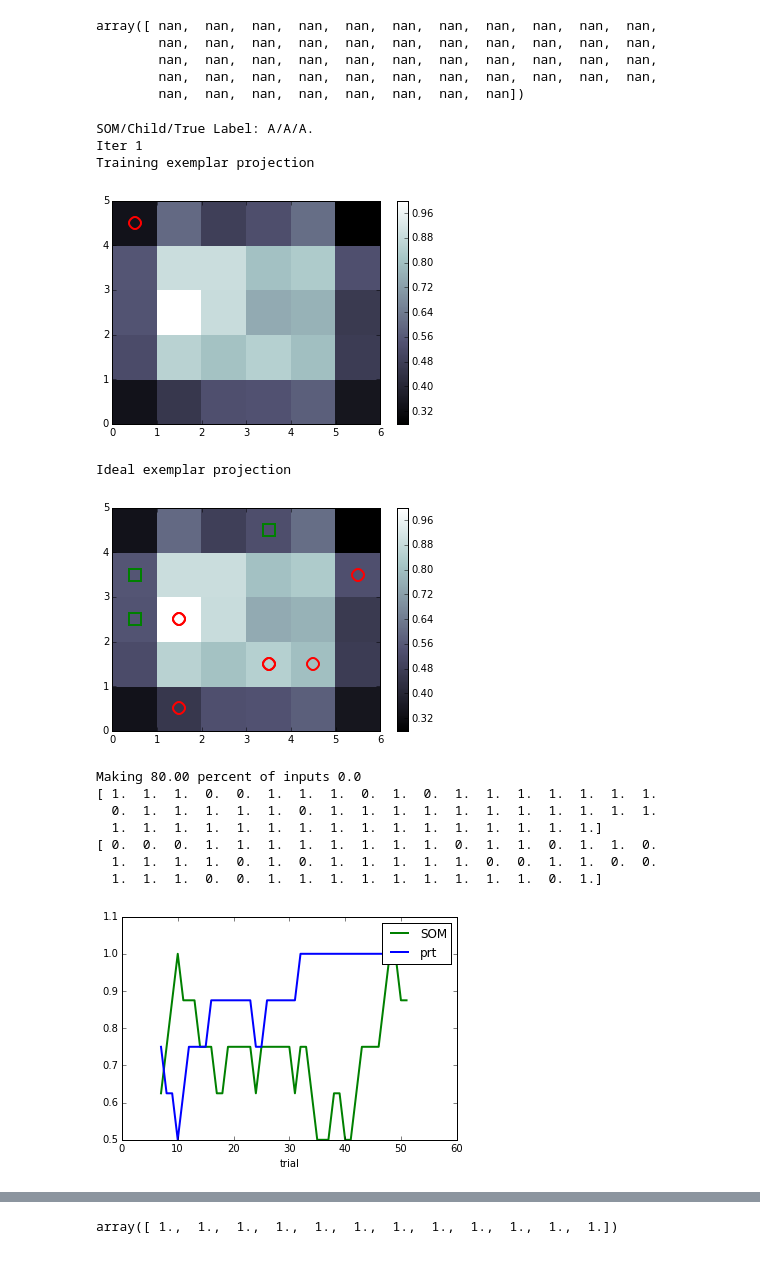
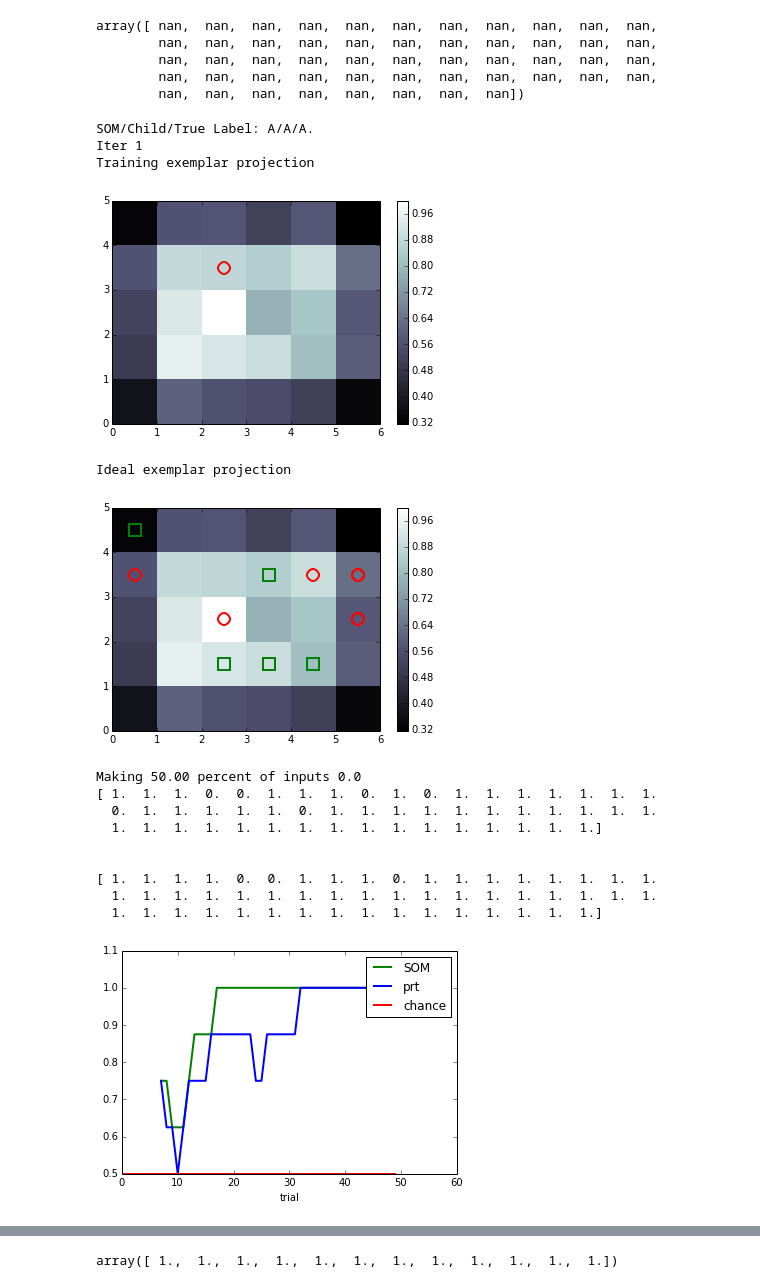
Before and after one commit to sriveravi/som, a Jupyter notebook: runSOM2.ipynb, the cells around one changed output, grey strips where cells are left out. Cells and saved outputs as stored; diff of their text form; code cells hidden in the pictures.

Commit message:
playing with learning curves and decision rule

```diff
--- a/runSOM2.ipynb
+++ b/runSOM2.ipynb
@@ -222,6 +220,7 @@ class SOM:
         curveSubj = slideAcc( self.acc, window )
         plot( np.arange(len(curveSOM)) ,curveSOM, 'g-', linewidth=2, label='SOM')
         plot( np.arange(len(curveSubj)), curveSubj, 'b-', linewidth=2, label='prt')
+        plot( np.arange(0,50), np.ones(50)*.5,'r-', linewidth=2, label='chance')
         xlabel('trial')
         legend()
         self.curveSOM = curveSOM
@@ -331,28 +330,33 @@ mod.showIdeal()  # ideal exemplars on trained map
 SOM/Child/True Label: A/A/A.
 Iter 1
 Training exemplar projection
-[figure, old version]
+[figure, new version]
 Ideal exemplar projection
-[figure, old version]
+[figure, new version]
 # %%
 # train all example
 
-mod = SOM( files[1], learning_rate= 0 )
-mod.pertData(.8)  # not perfect data to train
+mod = SOM( files[1], learning_rate= 0.3 )
+mod.pertData(.5)  #not perfect data to train
 agreement = mod.predAll( verbose=False, skip=0, reps=1)
+
+
 mod.showLearnCuves(window=8)
 
 print mod.acc
+print '\n'
 print mod.somAcc
 # %% [output]
-Making 80.00 percent of inputs 0.0
+Making 50.00 percent of inputs 0.0
 [ 1.  1.  1.  0.  0.  1.  1.  1.  0.  1.  0.  1.  1.  1.  1.  1.  1.  1.
   0.  1.  1.  1.  1.  1.  0.  1.  1.  1.  1.  1.  1.  1.  1.  1.  1.  1.
   1.  1.  1.  1.  1.  1.  1.  1.  1.  1.  1.  1.  1.  1.  1.  1.]
-[ 0.  0.  0.  1.  1.  1.  1.  1.  1.  1.  1.  0.  1.  1.  0.  1.  1.  0.
-  1.  1.  1.  1.  0.  1.  0.  1.  1.  1.  1.  1.  0.  0.  1.  1.  0.  0.
-  1.  1.  1.  0.  0.  1.  1.  1.  1.  1.  1.  1.  1.  1.  0.  1.]
+
+
+[ 1.  1.  1.  1.  0.  0.  1.  1.  1.  0.  1.  1.  1.  1.  1.  1.  1.  1.
+  1.  1.  1.  1.  1.  1.  1.  1.  1.  1.  1.  1.  1.  1.  1.  1.  1.  1.
+  1.  1.  1.  1.  1.  1.  1.  1.  1.  1.  1.  1.  1.  1.  1.  1.]
-[figure, old version]
+[figure, new version]
 # %%
 mod.data
 # %% [output]
```
Also changed, not shown: parts of 4 cells of this notebook.
